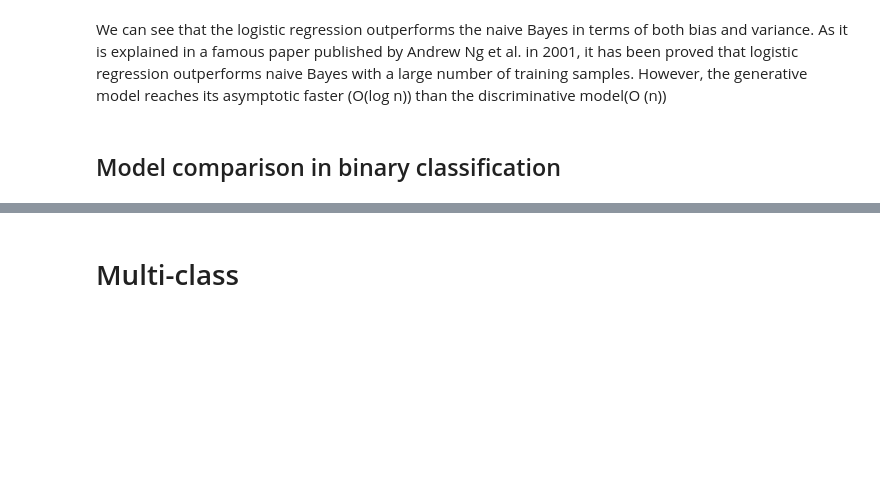
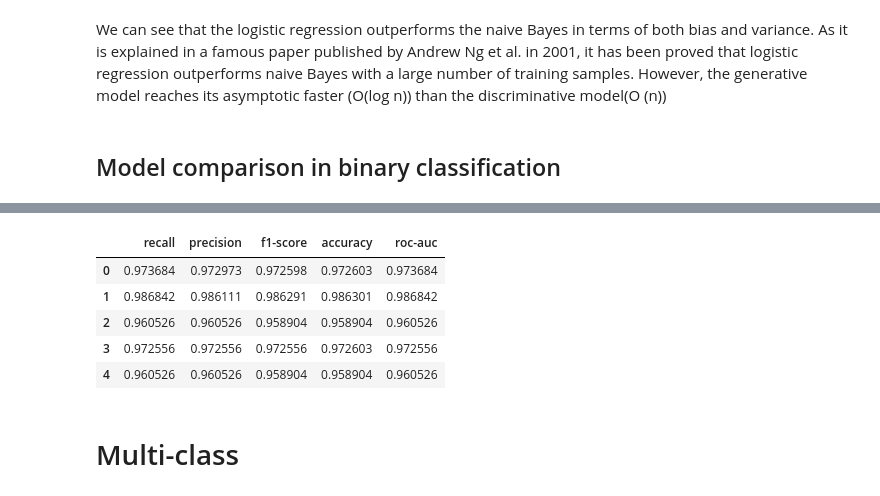
Before and after one commit to nicolagrieco00/Fall_or_not_to_fall, a Jupyter notebook: second_algo.ipynb, the cells around one changed output, grey strips where cells are left out. Drawn from its saved outputs; the diff is of its cells as text; code cells hidden in the pictures; blank space fills up the shorter version.

```diff
--- a/second_algo.ipynb
+++ b/second_algo.ipynb
@@ -819,3 +744,13 @@ roc_df
+# %%
+metrics = pd.DataFrame(metrics)
+metrics
+# %% [output]
+|  | recall | precision | f1-score | accuracy | roc-auc |
+| 0 | 0.973684 | 0.972973 | 0.972598 | 0.972603 | 0.973684 |
+| 1 | 0.986842 | 0.986111 | 0.986291 | 0.986301 | 0.986842 |
+| 2 | 0.960526 | 0.960526 | 0.958904 | 0.958904 | 0.960526 |
+| 3 | 0.972556 | 0.972556 | 0.972556 | 0.972603 | 0.972556 |
+| 4 | 0.960526 | 0.960526 | 0.958904 | 0.958904 | 0.960526 |
 # %% [markdown]
 # Multi-class
 # %% [markdown]
```
Also changed, not shown: parts of 11 cells of this notebook.
